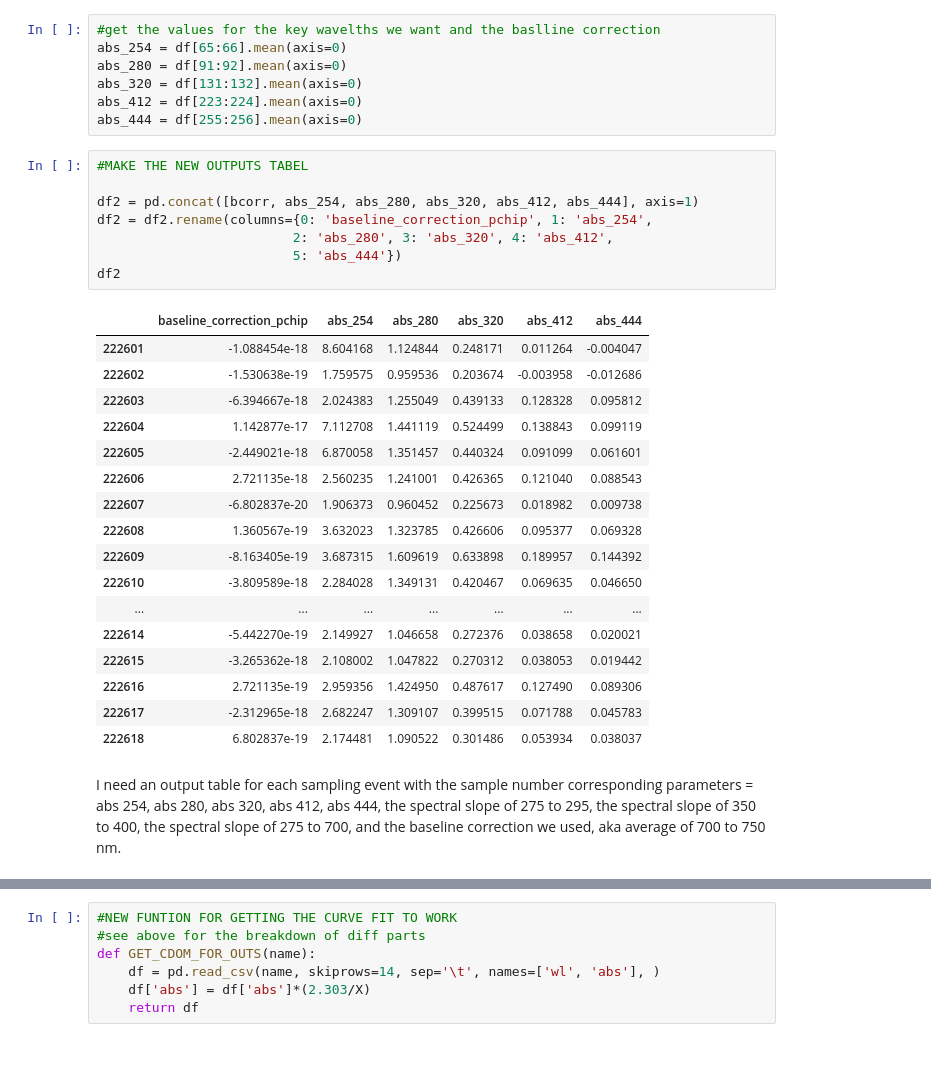
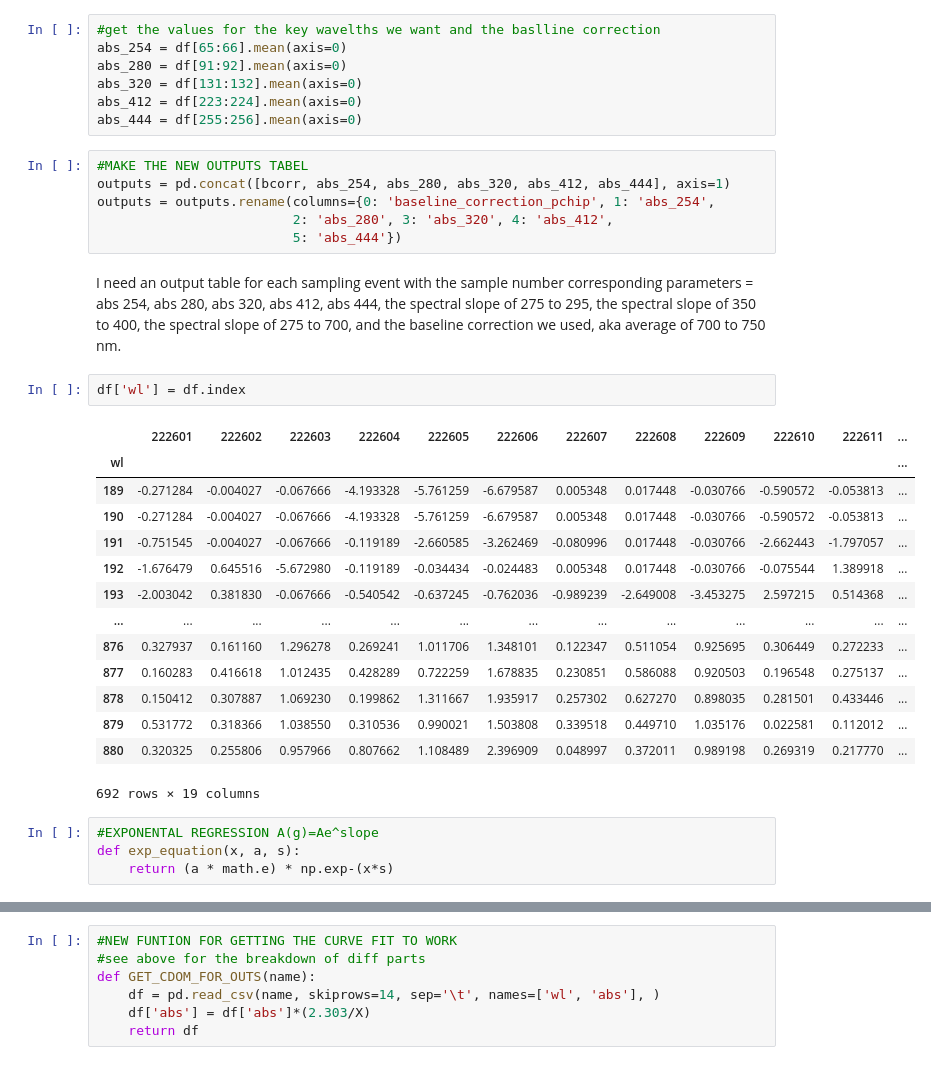
Before and after one commit to Hanna-the-explorer/NASA_Jupyter_Projects, a Jupyter notebook: DATA_Processing_codes/CDOM_DATA_PROCESS.ipynb, the cells around one changed output, grey strips where cells are left out. Cells and saved outputs as stored; diff of their text form.

```diff
--- a/DATA_Processing_codes/CDOM_DATA_PROCESS.ipynb
+++ b/DATA_Processing_codes/CDOM_DATA_PROCESS.ipynb
@@ -232,30 +140,31 @@ abs_412 = df[223:224].mean(axis=0)
 abs_444 = df[255:256].mean(axis=0)
 # %%
 #MAKE THE NEW OUTPUTS TABEL
-
-df2 = pd.concat([bcorr, abs_254, abs_280, abs_320, abs_412, abs_444], axis=1)
-df2 = df2.rename(columns={0: 'baseline_correction_pchip', 1: 'abs_254',
+outputs = pd.concat([bcorr, abs_254, abs_280, abs_320, abs_412, abs_444], axis=1)
+outputs = outputs.rename(columns={0: 'baseline_correction_pchip', 1: 'abs_254',
                          2: 'abs_280', 3: 'abs_320', 4: 'abs_412',
                          5: 'abs_444'})
-df2
-# %% [output]
-|  | baseline_correction_pchip | abs_254 | abs_280 | abs_320 | abs_412 | abs_444 |
-| 222601 | -1.088454e-18 | 8.604168 | 1.124844 | 0.248171 | 0.011264 | -0.004047 |
-| 222602 | -1.530638e-19 | 1.759575 | 0.959536 | 0.203674 | -0.003958 | -0.012686 |
-| 222603 | -6.394667e-18 | 2.024383 | 1.255049 | 0.439133 | 0.128328 | 0.095812 |
-| 222604 | 1.142877e-17 | 7.112708 | 1.441119 | 0.524499 | 0.138843 | 0.099119 |
-| 222605 | -2.449021e-18 | 6.870058 | 1.351457 | 0.440324 | 0.091099 | 0.061601 |
-| 222606 | 2.721135e-18 | 2.560235 | 1.241001 | 0.426365 | 0.121040 | 0.088543 |
-| 222607 | -6.802837e-20 | 1.906373 | 0.960452 | 0.225673 | 0.018982 | 0.009738 |
-| 222608 | 1.360567e-19 | 3.632023 | 1.323785 | 0.426606 | 0.095377 | 0.069328 |
-| 222609 | -8.163405e-19 | 3.687315 | 1.609619 | 0.633898 | 0.189957 | 0.144392 |
-| 222610 | -3.809589e-18 | 2.284028 | 1.349131 | 0.420467 | 0.069635 | 0.046650 |
-| ... | ... | ... | ... | ... | ... | ... |
-| 222614 | -5.442270e-19 | 2.149927 | 1.046658 | 0.272376 | 0.038658 | 0.020021 |
-| 222615 | -3.265362e-18 | 2.108002 | 1.047822 | 0.270312 | 0.038053 | 0.019442 |
-| 222616 | 2.721135e-19 | 2.959356 | 1.424950 | 0.487617 | 0.127490 | 0.089306 |
-| 222617 | -2.312965e-18 | 2.682247 | 1.309107 | 0.399515 | 0.071788 | 0.045783 |
-| 222618 | 6.802837e-19 | 2.174481 | 1.090522 | 0.301486 | 0.053934 | 0.038037 |
 # %% [markdown]
 I need an output table for each sampling event with the sample number
 corresponding parameters = abs 254, abs 280, abs 320, abs 412, abs 444, the spectral slope of 275 to 295, the spectral slope of 350 to 400, the spectral slope of 275 to 700, and the baseline correction we used, aka average of 700 to 750 nm.
+# %%
+df['wl'] = df.index
+# %% [output]
+|  | 222601 | 222602 | 222603 | 222604 | 222605 | 222606 | 222607 | 222608 | 222609 | 222610 | 222611 | ... |
+| wl |  |  |  |  |  |  |  |  |  |  |  | ... |
+| 189 | -0.271284 | -0.004027 | -0.067666 | -4.193328 | -5.761259 | -6.679587 | 0.005348 | 0.017448 | -0.030766 | -0.590572 | -0.053813 | ... |
+| 190 | -0.271284 | -0.004027 | -0.067666 | -4.193328 | -5.761259 | -6.679587 | 0.005348 | 0.017448 | -0.030766 | -0.590572 | -0.053813 | ... |
+| 191 | -0.751545 | -0.004027 | -0.067666 | -0.119189 | -2.660585 | -3.262469 | -0.080996 | 0.017448 | -0.030766 | -2.662443 | -1.797057 | ... |
+| 192 | -1.676479 | 0.645516 | -5.672980 | -0.119189 | -0.034434 | -0.024483 | 0.005348 | 0.017448 | -0.030766 | -0.075544 | 1.389918 | ... |
+| 193 | -2.003042 | 0.381830 | -0.067666 | -0.540542 | -0.637245 | -0.762036 | -0.989239 | -2.649008 | -3.453275 | 2.597215 | 0.514368 | ... |
+| ... | ... | ... | ... | ... | ... | ... | ... | ... | ... | ... | ... | ... |
+| 876 | 0.327937 | 0.161160 | 1.296278 | 0.269241 | 1.011706 | 1.348101 | 0.122347 | 0.511054 | 0.925695 | 0.306449 | 0.272233 | ... |
+| 877 | 0.160283 | 0.416618 | 1.012435 | 0.428289 | 0.722259 | 1.678835 | 0.230851 | 0.586088 | 0.920503 | 0.196548 | 0.275137 | ... |
+| 878 | 0.150412 | 0.307887 | 1.069230 | 0.199862 | 1.311667 | 1.935917 | 0.257302 | 0.627270 | 0.898035 | 0.281501 | 0.433446 | ... |
+| 879 | 0.531772 | 0.318366 | 1.038550 | 0.310536 | 0.990021 | 1.503808 | 0.339518 | 0.449710 | 1.035176 | 0.022581 | 0.112012 | ... |
+| 880 | 0.320325 | 0.255806 | 0.957966 | 0.807662 | 1.108489 | 2.396909 | 0.048997 | 0.372011 | 0.989198 | 0.269319 | 0.217770 | ... |
+692 rows × 19 columns
+# %%
+#EXPONENTAL REGRESSION A(g)=Ae^slope
+def exp_equation(x, a, s):
+    return (a * math.e) * np.exp-(x*s)
```
Also changed, not shown: parts of 21 cells of this notebook.
